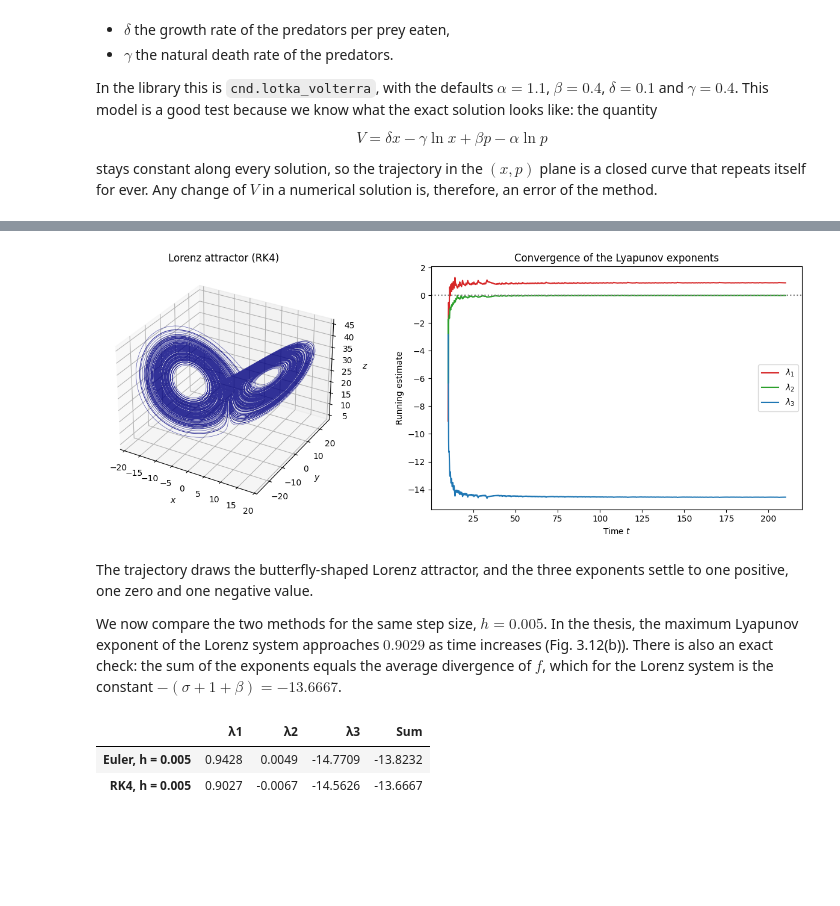
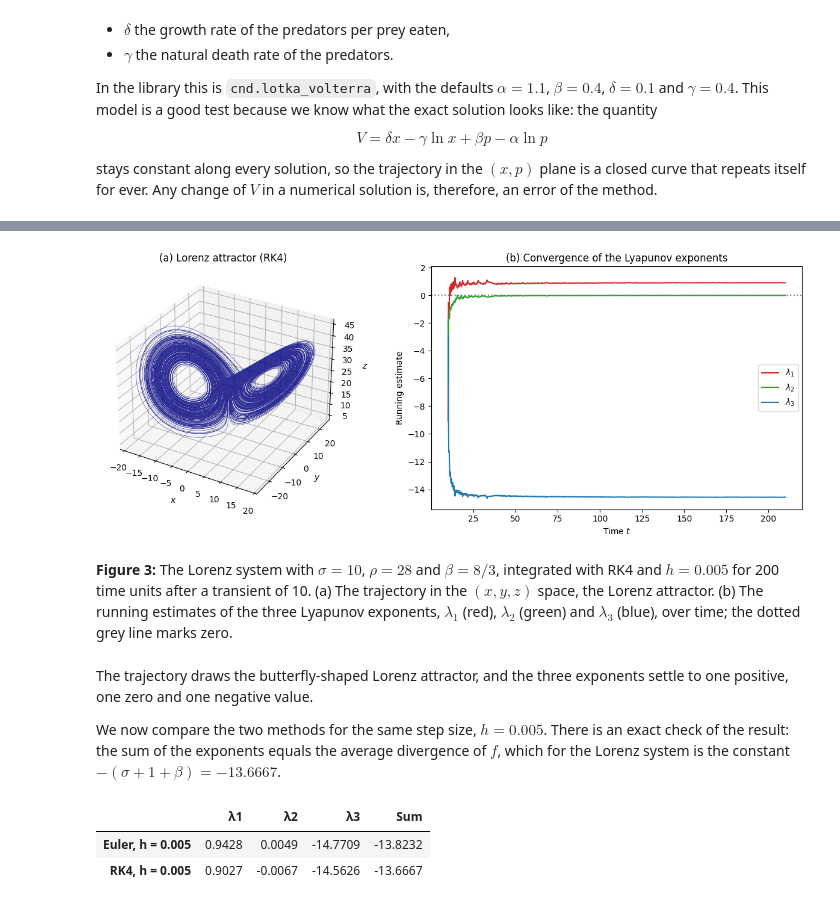
Before and after one commit to hy20577/complex-network-dynamics, a Jupyter notebook: mkdoc_material/docs/tutorials/04_integrating_odes.ipynb, the cells around one changed output, grey strips where cells are left out. Cells and saved outputs as stored; diff of their text form; code cells hidden in the pictures; blank space fills up the shorter version.

```diff
--- a/mkdoc_material/docs/tutorials/04_integrating_odes.ipynb
+++ b/mkdoc_material/docs/tutorials/04_integrating_odes.ipynb
@@ -263,41 +299,42 @@ also return the running estimates of the exponents, which show how they converge
 # %%
 y0_lorenz = np.array([1.0, 1.0, 1.0])
 h = 0.005
 n_steps = 40_000      # recorded time = n_steps * h = 200
 n_transient = 2_000   # the first 10 time units are discarded
 
 t_lorenz, traj_lorenz, lyap_times, lyap_history = cnd.rk4_with_lyapunov(
     cnd.lorenz, y0_lorenz, 0.0, h, n_steps, df=cnd.lorenz_jacobian,
     lyap_mode="history", n_transient=n_transient, qr_interval=5,
 )
 
 fig = plt.figure(figsize=(13, 5))
 ax1 = fig.add_subplot(1, 2, 1, projection="3d")
 ax1.plot(*traj_lorenz.T, color="navy", linewidth=0.4, alpha=0.8)
 ax1.set_xlabel("$x$")
 ax1.set_ylabel("$y$")
 ax1.set_zlabel("$z$")
-ax1.set_title("Lorenz attractor (RK4)")
+ax1.set_title("(a) Lorenz attractor (RK4)")
 
 ax2 = fig.add_subplot(1, 2, 2)
 for k, colour in enumerate(["tab:red", "tab:green", "tab:blue"]):
     ax2.plot(lyap_times, lyap_history[:, k], color=colour, label=rf"$\lambda_{k + 1}$")
 ax2.axhline(0, color="gray", linestyle=":")
 ax2.set_xlabel("Time $t$")
 ax2.set_ylabel("Running estimate")
-ax2.set_title("Convergence of the Lyapunov exponents")
+ax2.set_title("(b) Convergence of the Lyapunov exponents")
 ax2.legend(loc="center right")
 plt.tight_layout()
 plt.show()
 # %% [output]
-[figure, old version]
+[figure, new version]
+# %% [markdown]
+**Figure 3:** The Lorenz system with $\sigma = 10$, $\rho = 28$ and $\beta = 8/3$, integrated with RK4 and $h = 0.005$ for 200 time units after a transient of 10. (a) The trajectory in the $(x, y, z)$ space, the Lorenz attractor. (b) The running estimates of the three Lyapunov exponents, $\lambda_1$ (red), $\lambda_2$ (green) and $\lambda_3$ (blue), over time; the dotted grey line marks zero.
 # %% [markdown]
 The trajectory draws the butterfly-shaped Lorenz attractor, and the three exponents settle to
 one positive, one zero and one negative value.
 
-We now compare the two methods for the same step size, $h = 0.005$. In the thesis, the maximum
-Lyapunov exponent of the Lorenz system approaches $0.9029$ as time increases (Fig. 3.12(b)).
-There is also an exact check: the sum of the exponents equals the average divergence of $f$,
+We now compare the two methods for the same step size, $h = 0.005$. There is an exact check of the
+result: the sum of the exponents equals the average divergence of $f$,
 which for the Lorenz system is the constant $-(\sigma + 1 + \beta) = -13.6667$.
 # %%
 rows = {}
```
Also changed, not shown: parts of 14 cells of this notebook.
